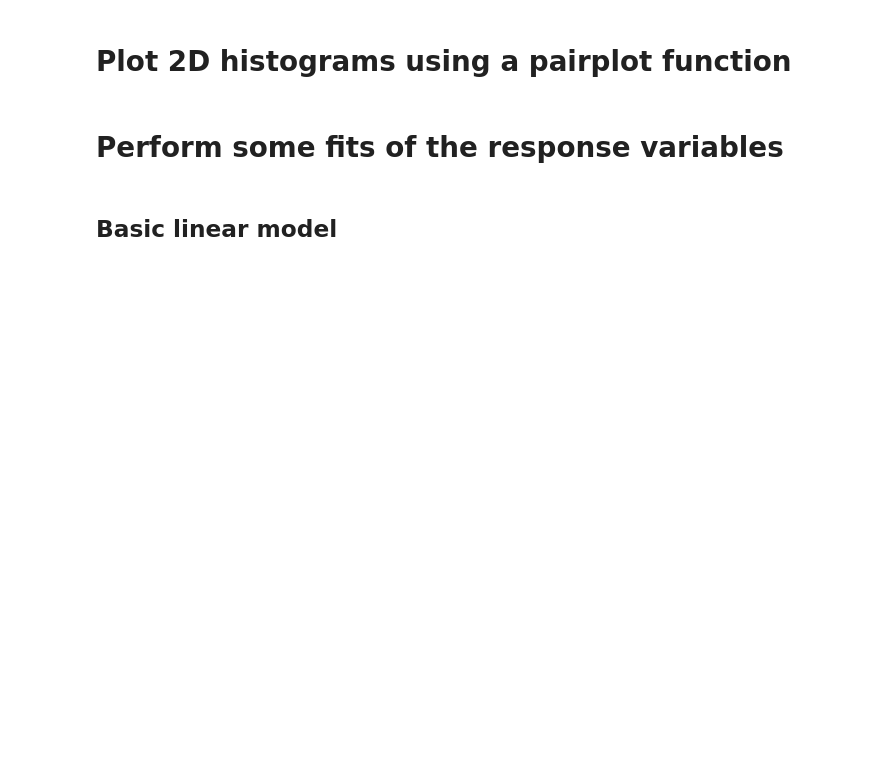
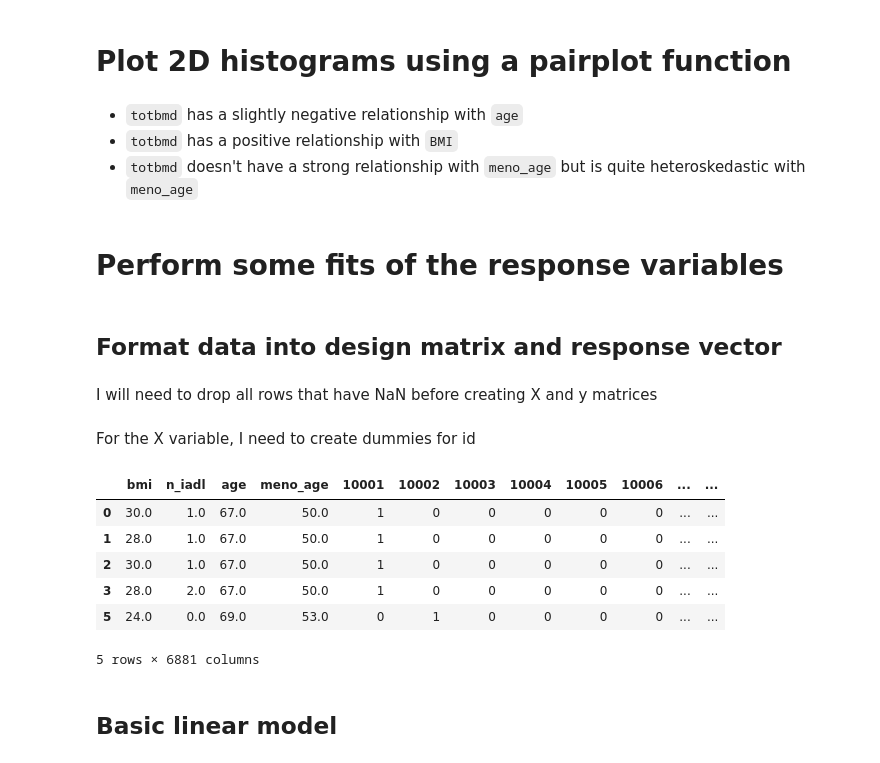
Before and after one commit to asuther/regression_methods_in_biostatistics, a Jupyter notebook: chapter_7_repeated_measures/2018.07.12-1-Explore_SOF_dataset.ipynb, the cells around one changed output. Saved outputs shown, nothing was run; the diff lists cells and outputs as text; code cells hidden in the pictures; blank space fills up the shorter version.

```diff
--- a/chapter_7_repeated_measures/2018.07.12-1-Explore_SOF_dataset.ipynb
+++ b/chapter_7_repeated_measures/2018.07.12-1-Explore_SOF_dataset.ipynb
@@ -76,4 +110,14 @@ vars_to_plot = ['visit','totbmd','bmi','n_iadl','age','meno_age']
 sns.pairplot(data = raw_df.dropna(subset = vars_to_plot),
              vars=vars_to_plot)
+# %% [markdown]
+* `totbmd` has a slightly negative relationship with `age`
+* `totbmd` has a positive relationship with `BMI`
+* `totbmd` doesn't have a strong relationship with `meno_age` but is quite heteroskedastic with `meno_age`
 # %% [markdown]
 # Perform some fits of the response variables
+# %% [markdown]
+## Format data into design matrix and response vector
+# %% [markdown]
+I will need to drop all rows that have NaN before creating X and y matrices
+# %%
+df = raw_df.dropna(subset = ['bmi','n_iadl','age','meno_age'])
@@ -79,0 +127,2 @@ sns.pairplot(data = raw_df.dropna(subset = vars_to_plot),
+# %% [markdown]
+For the X variable, I need to create dummies for id
@@ -80,2 +133,12 @@ sns.pairplot(data = raw_df.dropna(subset = vars_to_plot),
+# %%
+X.head(5)
+# %% [output]
+|  | bmi | n_iadl | age | meno_age | 10001 | 10002 | 10003 | 10004 | 10005 | 10006 | ... | ... |
+| 0 | 30.0 | 1.0 | 67.0 | 50.0 | 1 | 0 | 0 | 0 | 0 | 0 | ... | ... |
+| 1 | 28.0 | 1.0 | 67.0 | 50.0 | 1 | 0 | 0 | 0 | 0 | 0 | ... | ... |
+| 2 | 30.0 | 1.0 | 67.0 | 50.0 | 1 | 0 | 0 | 0 | 0 | 0 | ... | ... |
+| 3 | 28.0 | 2.0 | 67.0 | 50.0 | 1 | 0 | 0 | 0 | 0 | 0 | ... | ... |
+| 5 | 24.0 | 0.0 | 69.0 | 53.0 | 0 | 1 | 0 | 0 | 0 | 0 | ... | ... |
+5 rows × 6881 columns
 # %% [markdown]
 ## Basic linear model
```
Also changed, not shown: parts of 31 cells of this notebook.
